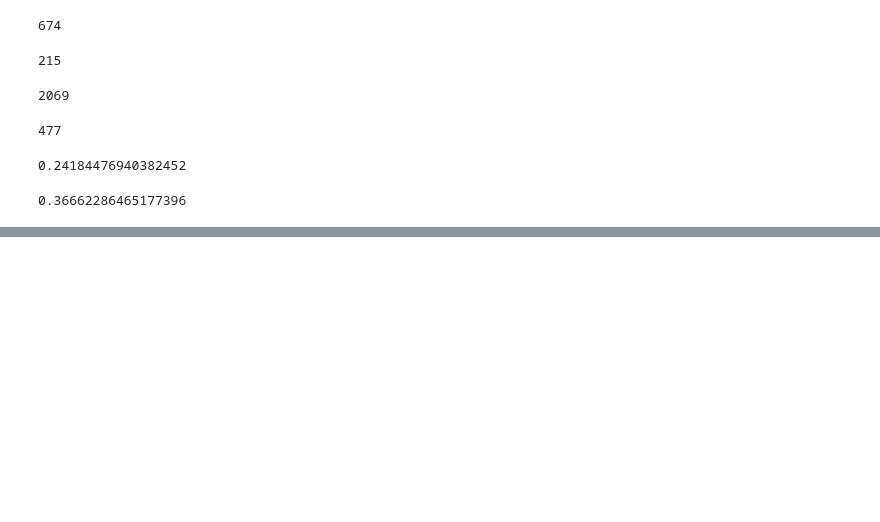
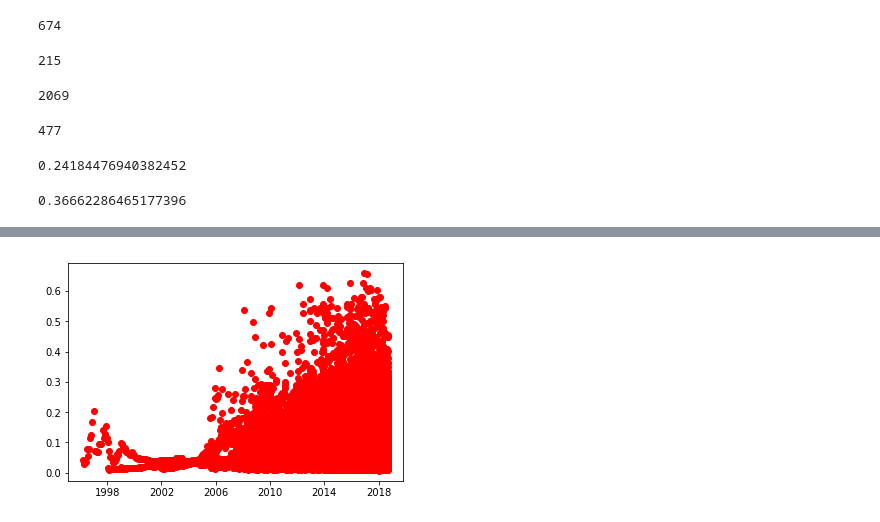
Before and after one commit to rnmourao/mudanca_emprego, a Jupyter notebook: src/11_analisando_out_of_time.ipynb, the cells around one changed output, grey strips where cells are left out. Saved outputs shown, nothing was run; the diff lists cells and outputs as text; code cells hidden in the pictures; blank space fills up the shorter version.

```diff
--- a/src/11_analisando_out_of_time.ipynb
+++ b/src/11_analisando_out_of_time.ipynb
@@ -219,0 +232,5 @@ vn_ids
+# %%
+plt.plot(nao_interessados.data, nao_interessados.p1, 'ro')
+plt.show()
+# %% [output]
+[figure, added]
```
Also changed, not shown: parts of 7 cells of this notebook.
